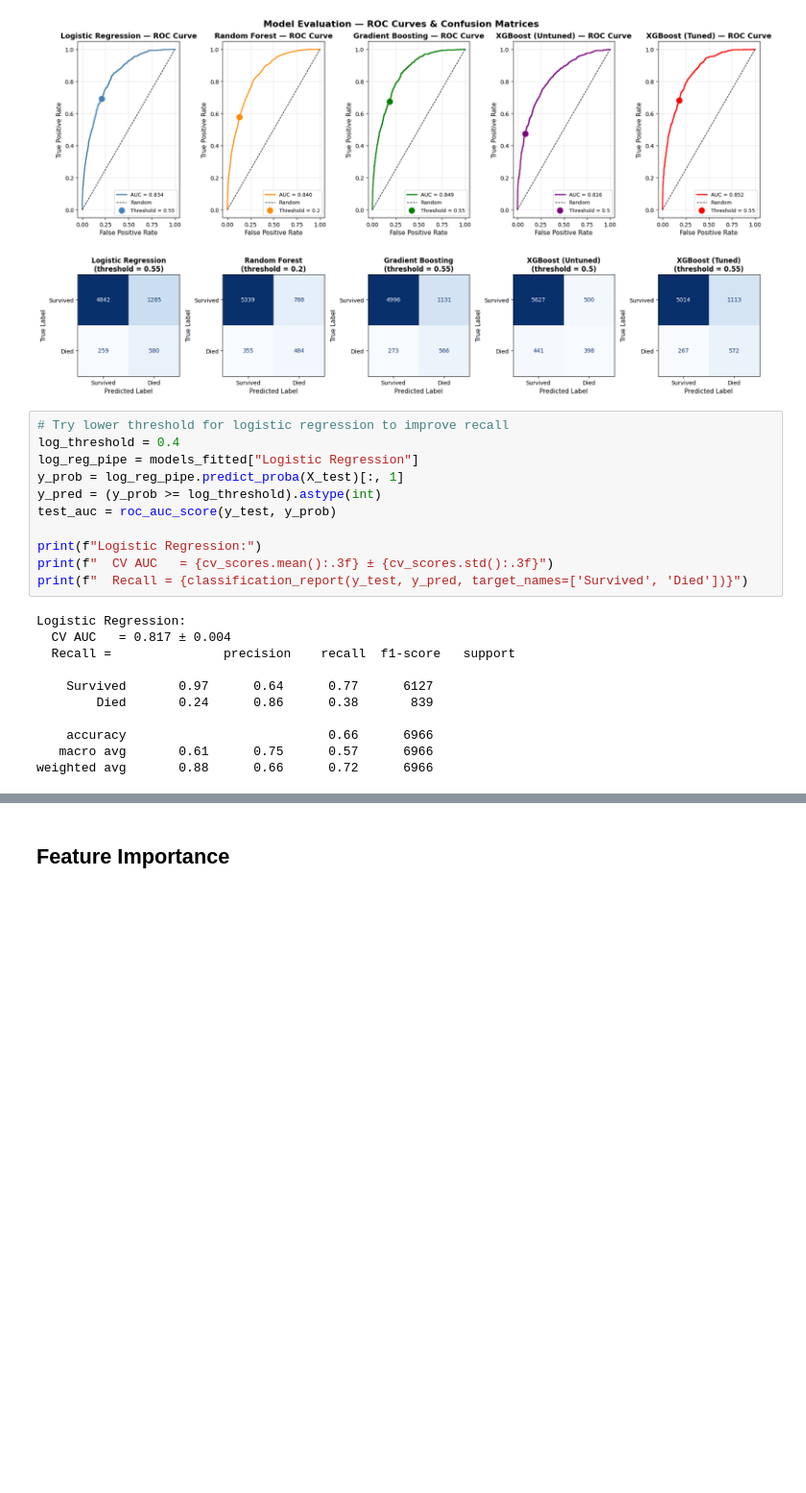
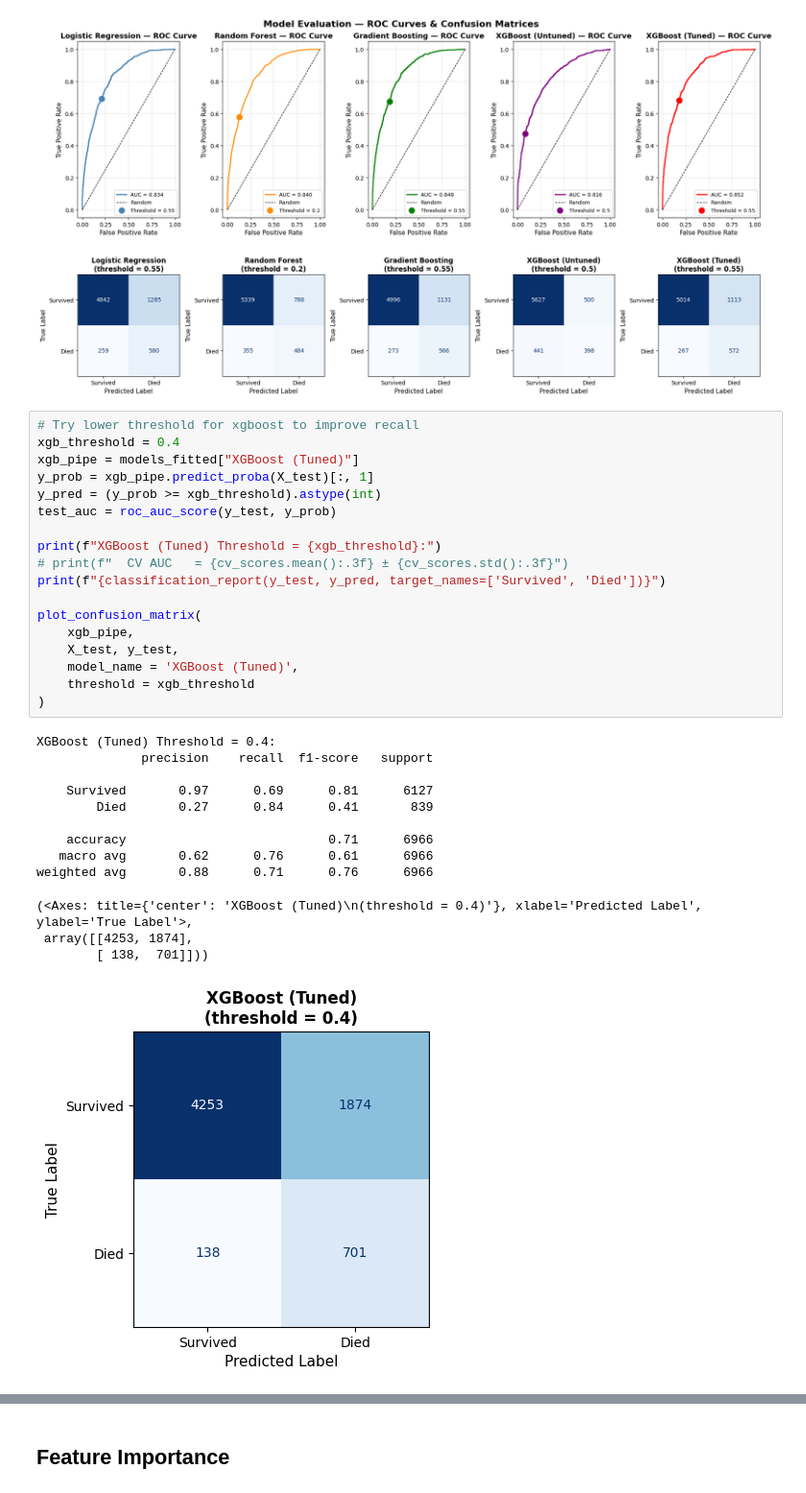
Before and after one commit to UCSF-DataSci/final-project-jack-neary, a Jupyter notebook: modeling.ipynb, the cells around one changed output, grey strips where cells are left out. Shown at 96% size. Saved outputs shown, nothing was run; the diff lists cells and outputs as text; blank space fills up the shorter version.

```diff
--- a/modeling.ipynb
+++ b/modeling.ipynb
@@ -386,24 +396,34 @@ plt.show()
 # %% [output]
 [figure]
 # %%
-# Try lower threshold for logistic regression to improve recall
-log_threshold = 0.4
-log_reg_pipe = models_fitted["Logistic Regression"]
-y_prob = log_reg_pipe.predict_proba(X_test)[:, 1]
-y_pred = (y_prob >= log_threshold).astype(int)
+# Try lower threshold for xgboost to improve recall
+xgb_threshold = 0.4
+xgb_pipe = models_fitted["XGBoost (Tuned)"]
+y_prob = xgb_pipe.predict_proba(X_test)[:, 1]
+y_pred = (y_prob >= xgb_threshold).astype(int)
 test_auc = roc_auc_score(y_test, y_prob)
 
-print(f"Logistic Regression:")
-print(f"  CV AUC   = {cv_scores.mean():.3f} ± {cv_scores.std():.3f}")
-print(f"  Recall = {classification_report(y_test, y_pred, target_names=['Survived', 'Died'])}")
+print(f"XGBoost (Tuned) Threshold = {xgb_threshold}:")
+# print(f"  CV AUC   = {cv_scores.mean():.3f} ± {cv_scores.std():.3f}")
+print(f"{classification_report(y_test, y_pred, target_names=['Survived', 'Died'])}")
+
+plot_confusion_matrix(
+    xgb_pipe,
+    X_test, y_test,
+    model_name = 'XGBoost (Tuned)',
+    threshold = xgb_threshold
+)
 # %% [output]
-Logistic Regression:
-  CV AUC   = 0.817 ± 0.004
-  Recall =               precision    recall  f1-score   support
+XGBoost (Tuned) Threshold = 0.4:
+              precision    recall  f1-score   support
 
-    Survived       0.97      0.64      0.77      6127
-        Died       0.24      0.86      0.38       839
+    Survived       0.97      0.69      0.81      6127
+        Died       0.27      0.84      0.41       839
 
-    accuracy                           0.66      6966
-   macro avg       0.61      0.75      0.57      6966
-weighted avg       0.88      0.66      0.72      6966
+    accuracy                           0.71      6966
+   macro avg       0.62      0.76      0.61      6966
+weighted avg       0.88      0.71      0.76      6966
+(<Axes: title={'center': 'XGBoost (Tuned)\n(threshold = 0.4)'}, xlabel='Predicted Label', ylabel='True Label'>,
+ array([[4253, 1874],
+        [ 138,  701]]))
+[figure, added]
```
Also changed, not shown: parts of 4 cells of this notebook, 3 other files.
